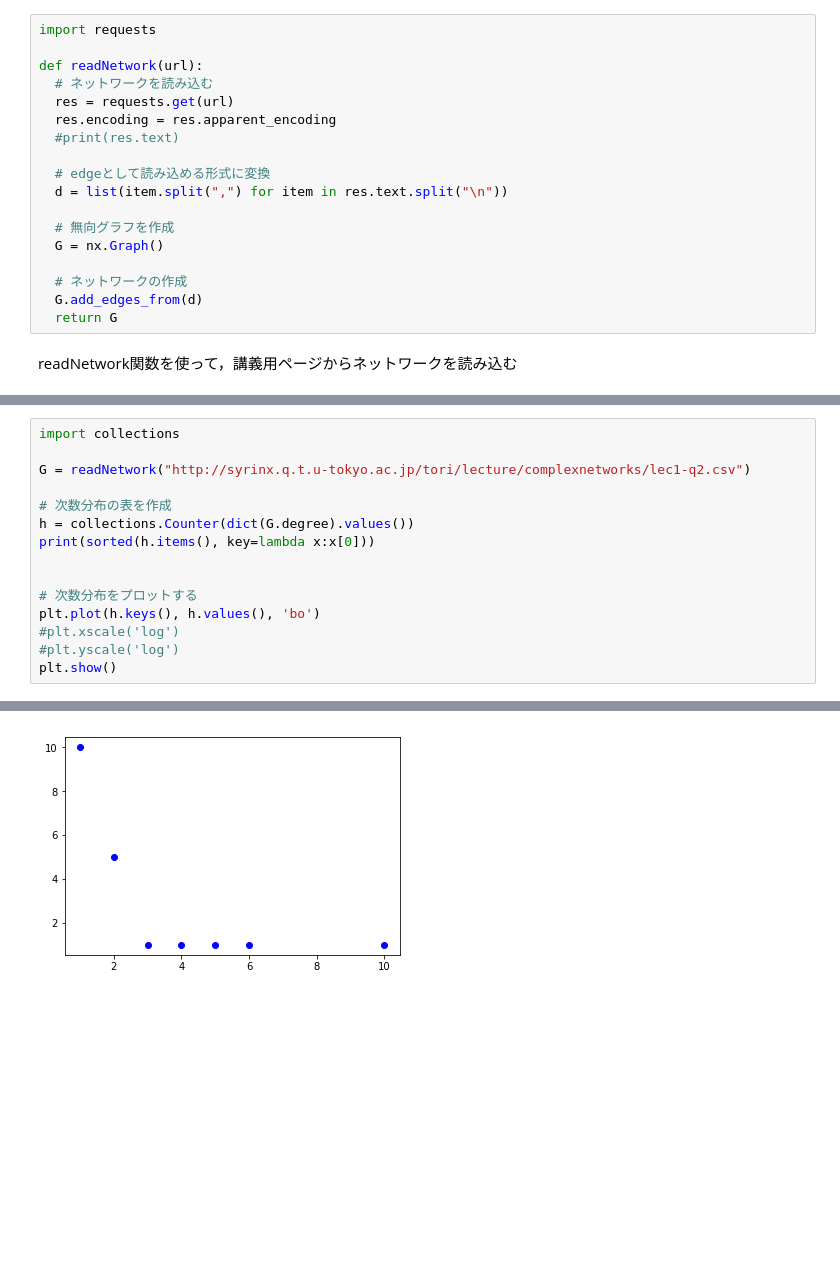
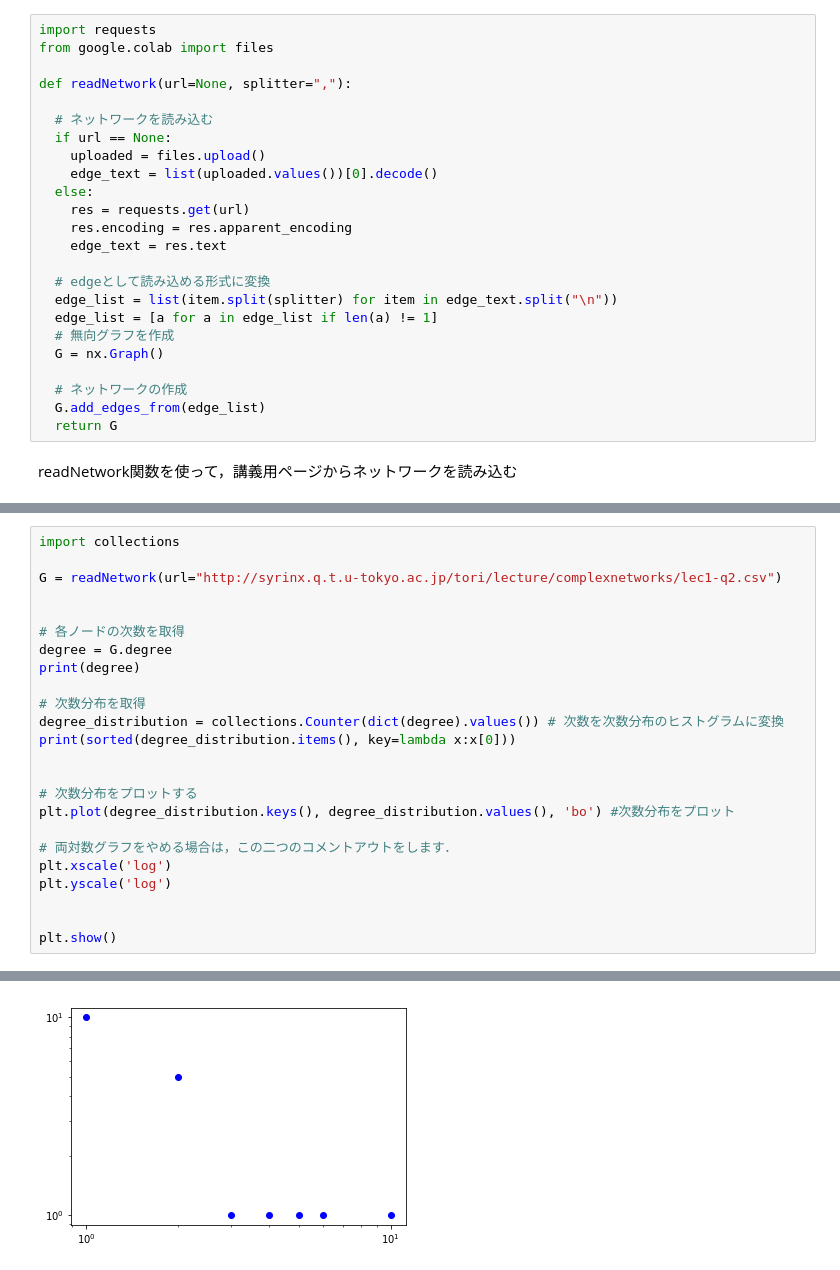
Before and after one commit to torix/Lecture-ComplexNetworks, a Jupyter notebook: ComplexNetwork01.ipynb, the cells around one changed output, grey strips where cells are left out. Drawn from its saved outputs; the diff is of its cells as text; blank space fills up the shorter version.

```diff
--- a/ComplexNetwork01.ipynb
+++ b/ComplexNetwork01.ipynb
@@ -77,21 +100,27 @@ plt.show()
 ファイル読み込みの簡易化のための関数readNetwork
 # %%
 import requests
+from google.colab import files
 
-def readNetwork(url):
+def readNetwork(url=None, splitter=","):
+
   # ネットワークを読み込む
-  res = requests.get(url)
-  res.encoding = res.apparent_encoding
-  #print(res.text)
+  if url == None:
+    uploaded = files.upload()
+    edge_text = list(uploaded.values())[0].decode()
+  else:
+    res = requests.get(url)
+    res.encoding = res.apparent_encoding
+    edge_text = res.text
 
   # edgeとして読み込める形式に変換
-  d = list(item.split(",") for item in res.text.split("\n"))
-
+  edge_list = list(item.split(splitter) for item in edge_text.split("\n"))
+  edge_list = [a for a in edge_list if len(a) != 1]
   # 無向グラフを作成
   G = nx.Graph()
 
   # ネットワークの作成
-  G.add_edges_from(d)
+  G.add_edges_from(edge_list)
   return G
 # %% [markdown]
 readNetwork関数を使って，講義用ページからネットワークを読み込む
@@ -115,16 +188,25 @@ plt.show()
 # %%
 import collections
 
-G = readNetwork("http://syrinx.q.t.u-tokyo.ac.jp/tori/lecture/complexnetworks/lec1-q2.csv")
+G = readNetwork(url="http://syrinx.q.t.u-tokyo.ac.jp/tori/lecture/complexnetworks/lec1-q2.csv")
 
-# 次数分布の表を作成
-h = collections.Counter(dict(G.degree).values())
-print(sorted(h.items(), key=lambda x:x[0]))
+
+# 各ノードの次数を取得
+degree = G.degree
+print(degree)
+
+# 次数分布を取得
+degree_distribution = collections.Counter(dict(degree).values()) # 次数を次数分布のヒストグラムに変換
+print(sorted(degree_distribution.items(), key=lambda x:x[0]))
 
 
 # 次数分布をプロットする
-plt.plot(h.keys(), h.values(), 'bo')
-#plt.xscale('log')
-#plt.yscale('log')
+plt.plot(degree_distribution.keys(), degree_distribution.values(), 'bo') #次数分布をプロット
+
+# 両対数グラフをやめる場合は，この二つのコメントアウトをします．
+plt.xscale('log')
+plt.yscale('log')
+
+
 plt.show()
 # %% [output]
@@ -131,2 +214,2 @@ plt.show()
 [(1, 10), (2, 5), (3, 1), (4, 1), (5, 1), (6, 1), (10, 1)]
-[figure, old version]
+[figure, new version]
```
Also changed, not shown: parts of 23 cells of this notebook.
